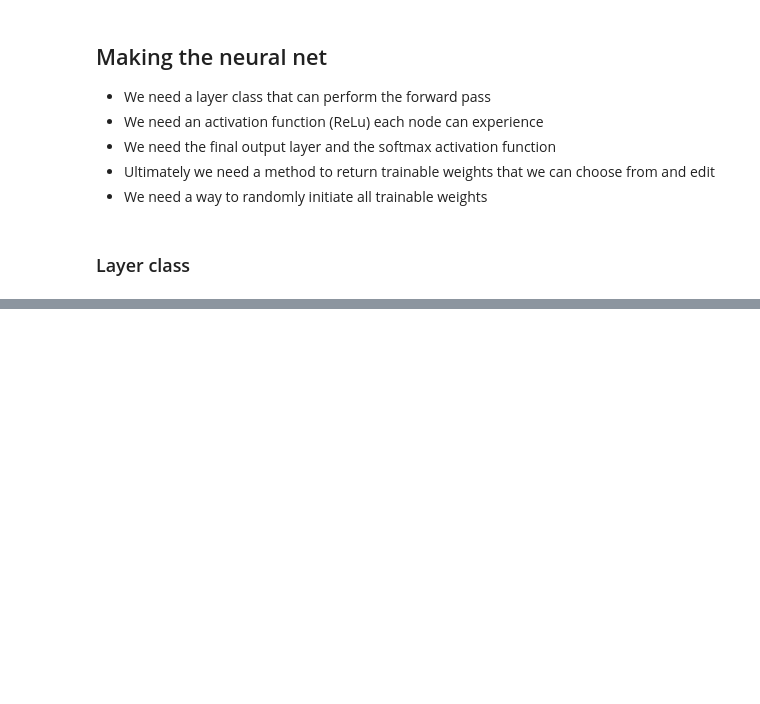
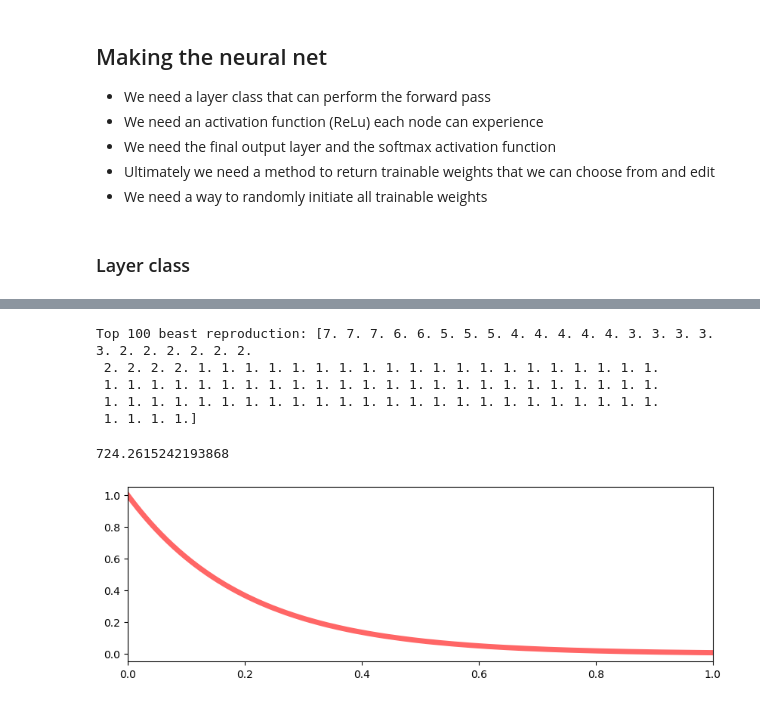
Before and after one commit to Matthew1309/Intuitions, a Jupyter notebook: Mathematics/Misc/Path_finding.ipynb, the cells around one changed output, grey strips where cells are left out. Saved outputs shown, nothing was run; the diff lists cells and outputs as text; code cells hidden in the pictures; blank space fills up the shorter version.

```diff
--- a/Mathematics/Misc/Path_finding.ipynb
+++ b/Mathematics/Misc/Path_finding.ipynb
@@ -398,0 +757,19 @@ array([2.17105503, 0.81316715, 0.46973651])
+# %%
+plt.figure(figsize=(10,3))
+plt.xlim([0,1])
+scale = 0.2
+x = np.linspace(expon.ppf(0.001, scale=scale),
+                expon.ppf(0.999, scale=scale), 1000)
+y = np.array(expon.pdf(x, scale=scale))
+print(f"Top 100 beast reproduction: {np.ceil(y[0:1000:10]/sum(y) * len(y))}")
+plt.plot(x, y/np.max(y),
+       'r-', lw=5, alpha=0.6, label='expon pdf')
+display(sum(y))
+# %% [output]
+Top 100 beast reproduction: [7. 7. 7. 6. 6. 5. 5. 5. 4. 4. 4. 4. 4. 3. 3. 3. 3. 3. 2. 2. 2. 2. 2. 2.
+ 2. 2. 2. 2. 1. 1. 1. 1. 1. 1. 1. 1. 1. 1. 1. 1. 1. 1. 1. 1. 1. 1. 1. 1.
+ 1. 1. 1. 1. 1. 1. 1. 1. 1. 1. 1. 1. 1. 1. 1. 1. 1. 1. 1. 1. 1. 1. 1. 1.
+ 1. 1. 1. 1. 1. 1. 1. 1. 1. 1. 1. 1. 1. 1. 1. 1. 1. 1. 1. 1. 1. 1. 1. 1.
+ 1. 1. 1. 1.]
+724.2615242193868
+[figure, added]
```
Also changed, not shown: parts of 52 cells of this notebook.
